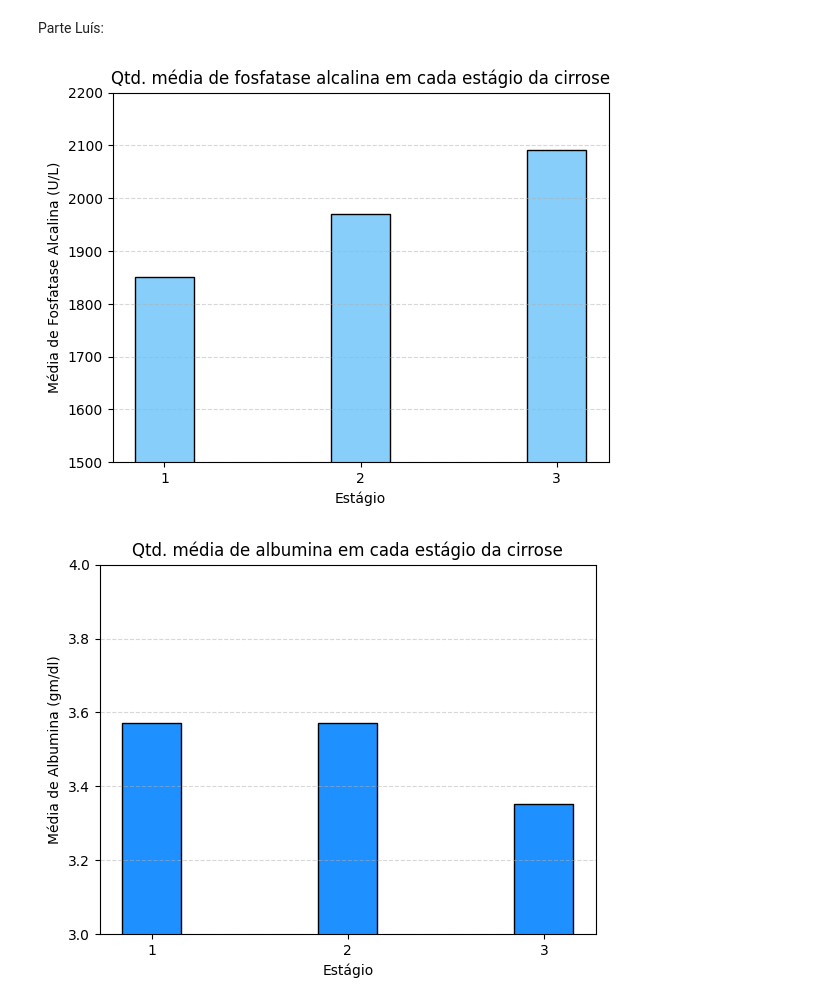
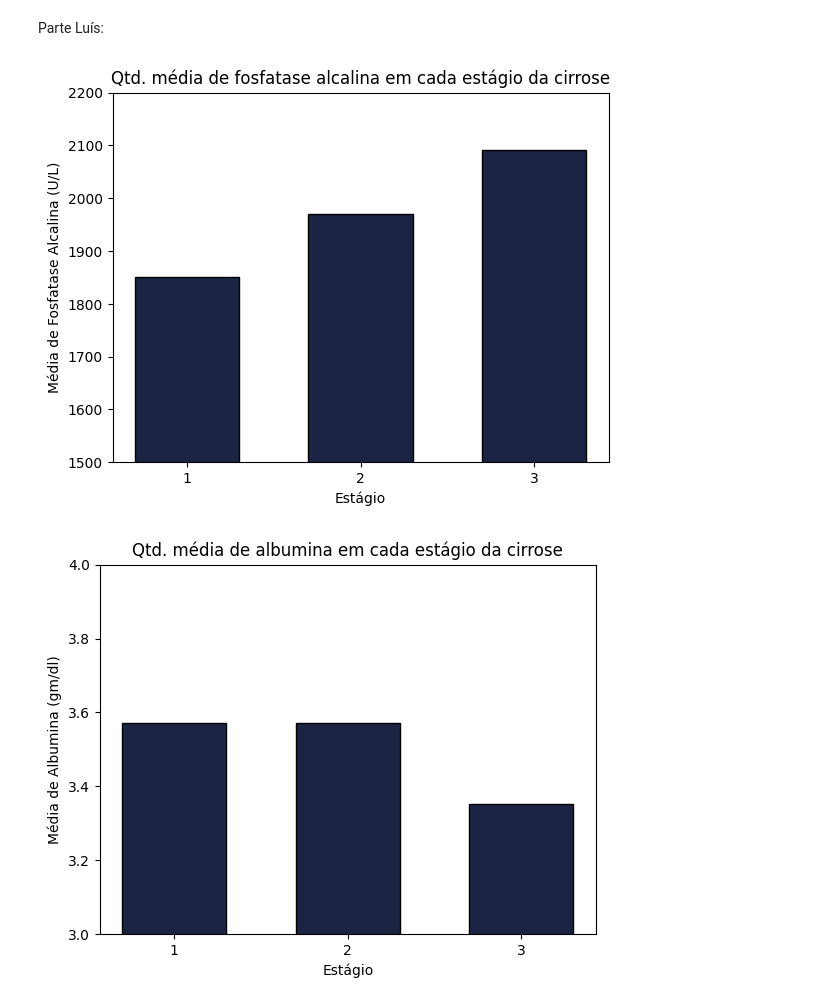
Before and after one commit to rodrigo0567/Cirrosifier-TRAINEES1, a Jupyter notebook: notebooks/eda_numericos.ipynb, the cells around one changed output. Drawn from its saved outputs; the diff is of its cells as text; code cells hidden in the pictures.

```diff
--- a/notebooks/eda_numericos.ipynb
+++ b/notebooks/eda_numericos.ipynb
@@ -704,32 +704,30 @@ def stage_means(column):
 # %%
 # Média de fosfatase alcalina por estágio
 stages = ['1', '2', '3']
 phosValues = stage_means('Fosfatase_Alcalina (U/L)')
 
-plt.bar(stages, phosValues, width=0.3, edgecolor='black', color='lightskyblue')
+plt.bar(stages, phosValues, width=0.6, edgecolor='black', color='#1b2442')
 plt.xlabel("Estágio")
 plt.ylabel("Média de Fosfatase Alcalina (U/L)")
 plt.title("Qtd. média de fosfatase alcalina em cada estágio da cirrose")
 plt.ylim(1500, 2200)
-plt.grid(axis='y', linestyle='--', alpha=0.5)
 
 plt.show()
 # %% [output]
-[figure, old version]
+[figure, new version]
 # %%
 # Média de albumina por estágio
 albValues = stage_means('Albumina(gm/dl)')
 
-plt.bar(stages, albValues, width=0.3, edgecolor='black', color='dodgerblue')
+plt.bar(stages, albValues, width=0.6, edgecolor='black', color='#1b2442')
 plt.xlabel("Estágio")
 plt.ylabel("Média de Albumina (gm/dl)")
 plt.title("Qtd. média de albumina em cada estágio da cirrose")
 plt.ylim(3, 4)
-plt.grid(axis='y', linestyle='--', alpha=0.5)
 
 plt.show()
 # %% [output]
-[figure, old version]
+[figure, new version]
 # %%
 # Média de bilirrubina por estágio
 biliValues = stage_means('Bilirrubina(mg/dl)')
```
Also changed, not shown: parts of 14 cells of this notebook.
